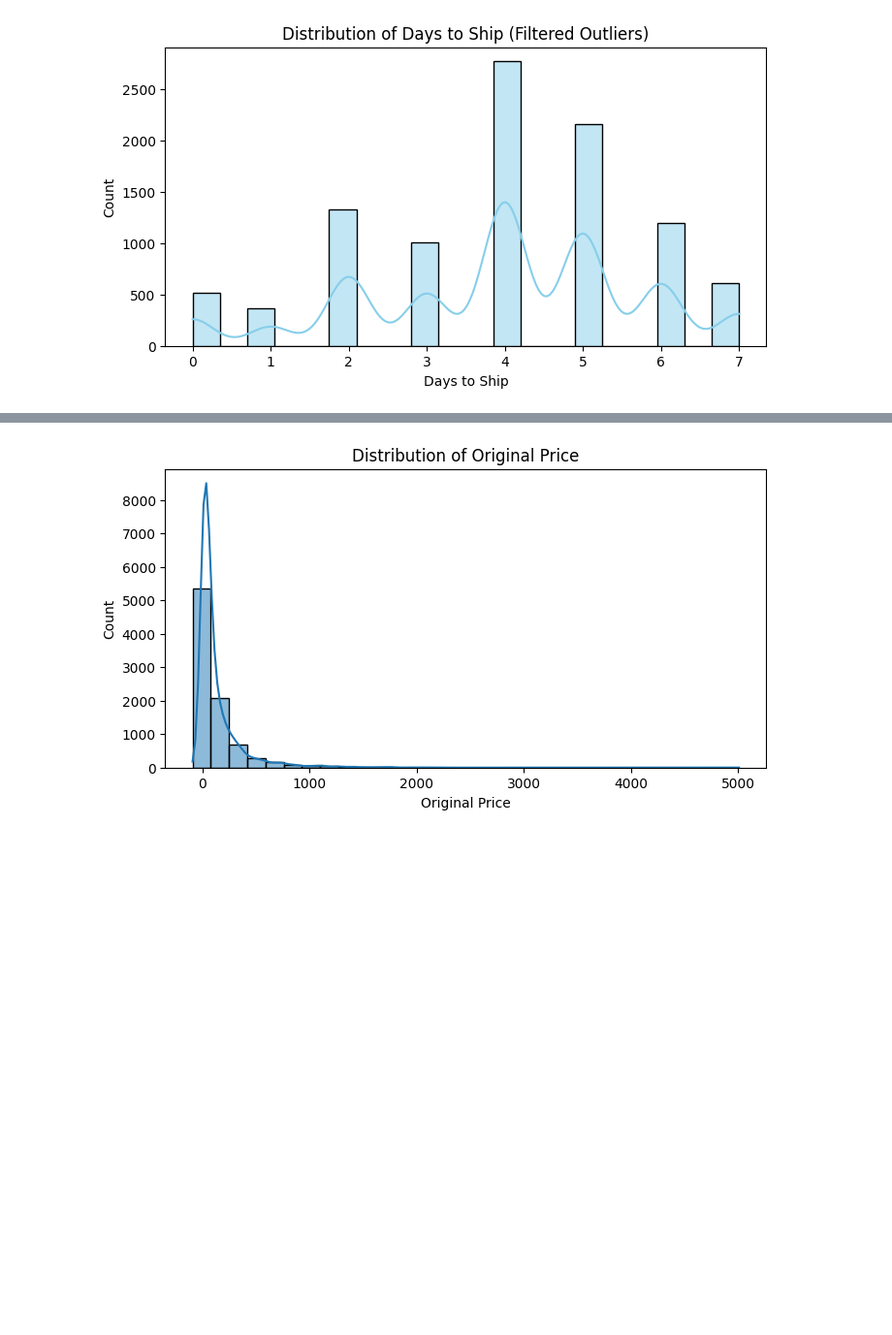
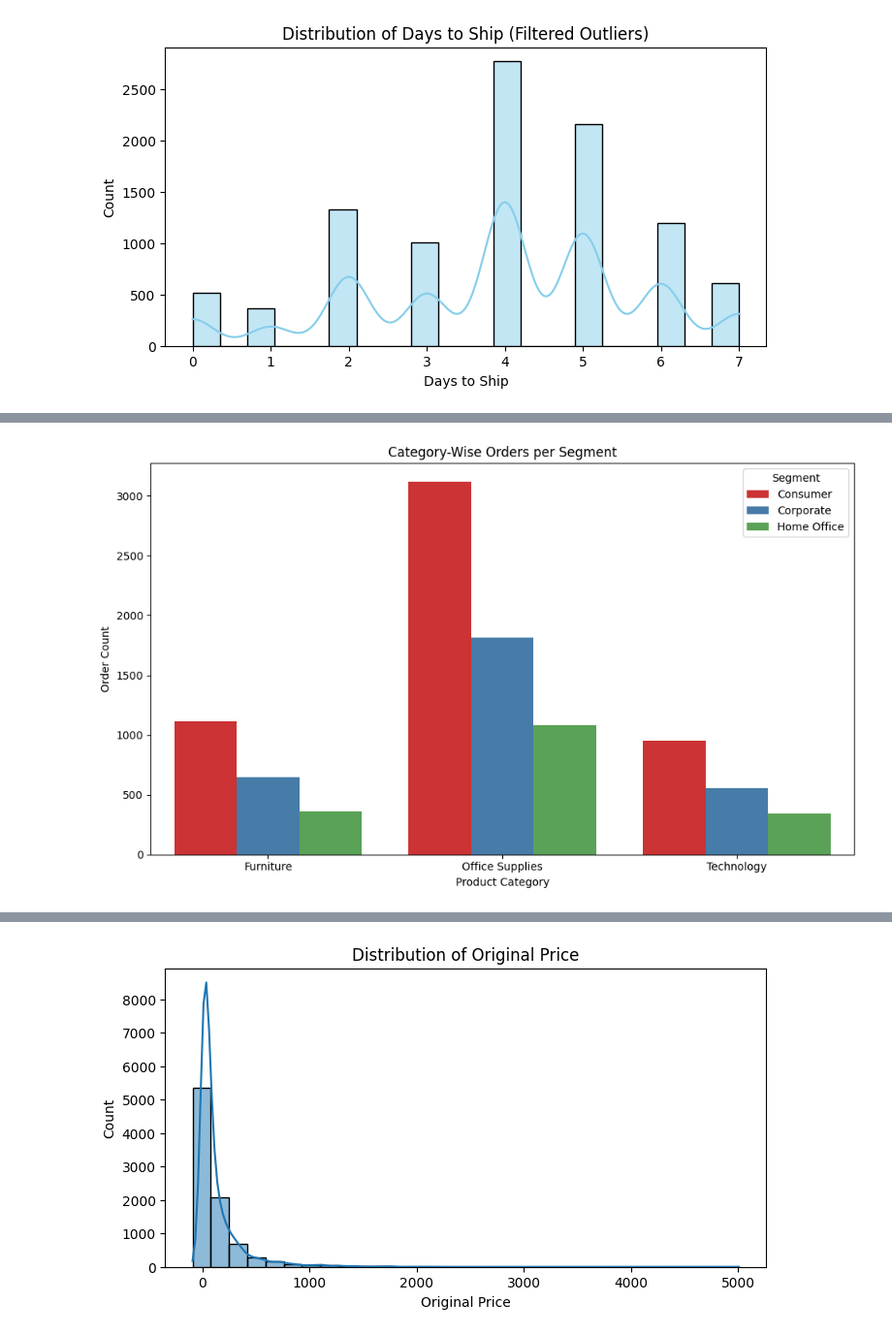
Before and after one commit to hrajpal96/chai-code-superstore-analysis, a Jupyter notebook: Superstore-Sales-Case-Study.ipynb, the cells around one changed output, grey strips where cells are left out. Shown at 97% size. Cells and saved outputs as stored; diff of their text form; code cells hidden in the pictures; blank space fills up the shorter version.

```diff
--- a/Superstore-Sales-Case-Study.ipynb
+++ b/Superstore-Sales-Case-Study.ipynb
@@ -388,0 +470,10 @@ features_data['Shipping Urgency'] = features_data['Days to Ship'].apply(
+# %%
+plt.figure(figsize=(10, 6))
+sns.countplot(data=features_data, x='Category', hue='Segment', palette='Set1')
+plt.title("Category-Wise Orders per Segment")
+plt.xlabel("Product Category")
+plt.ylabel("Order Count")
+plt.tight_layout()
+plt.show()
+# %% [output]
+[figure, added]
```
Also changed, not shown: parts of 26 cells of this notebook, 2 other files.
